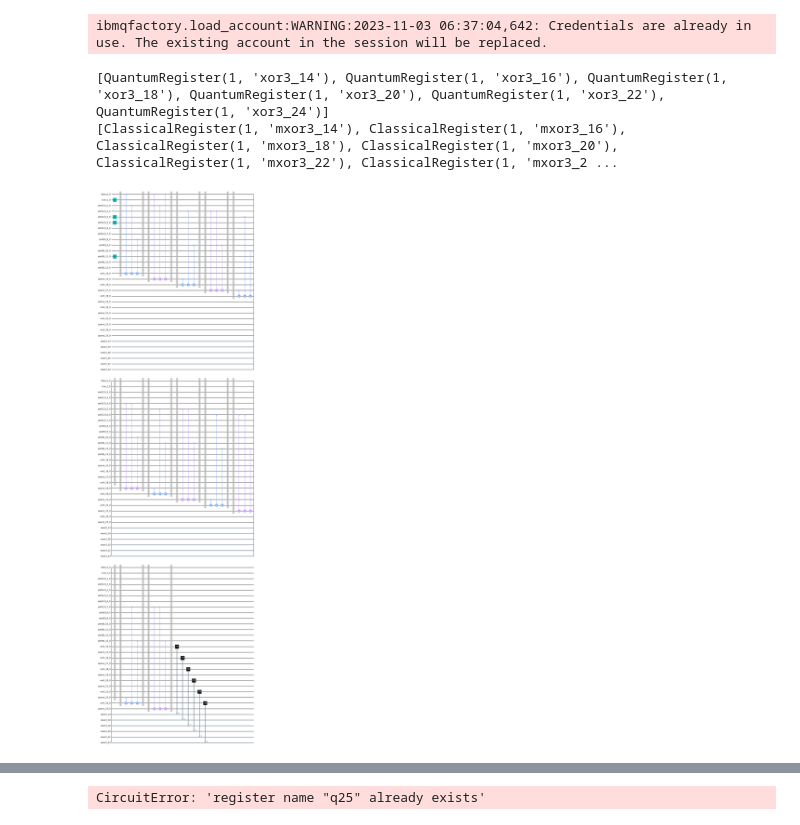
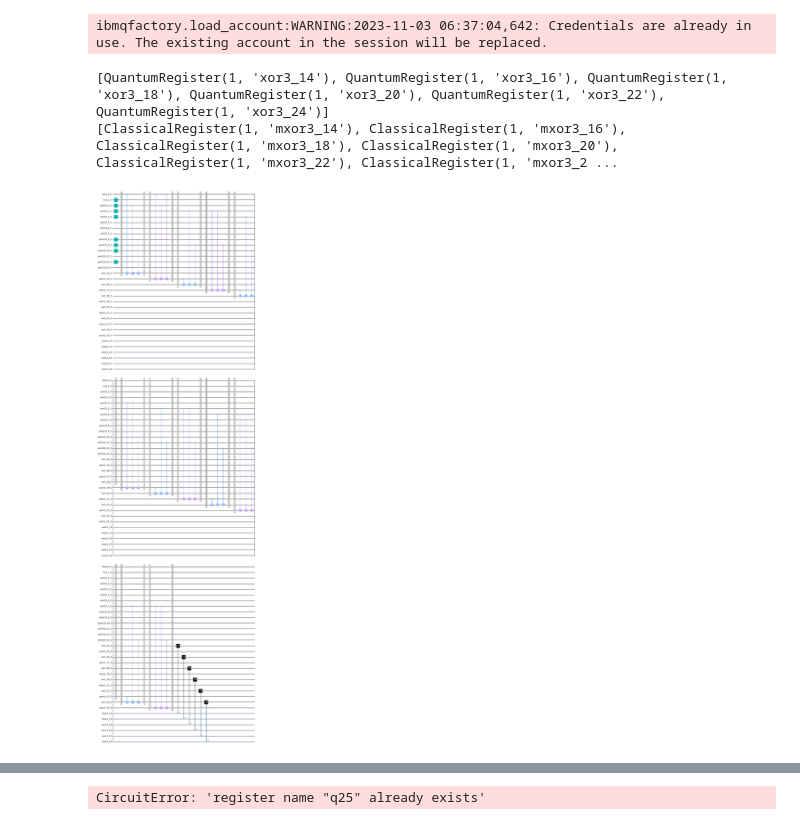
Before and after one commit to ABenoit0226/quantum-place-route, a Jupyter notebook: adder_logic_script.ipynb, the cells around one changed output, grey strips where cells are left out. Drawn from its saved outputs; the diff is of its cells as text; code cells hidden in the pictures.

```diff
--- a/adder_logic_script.ipynb
+++ b/adder_logic_script.ipynb
@@ -187,11 +187,20 @@ class QArith:
 ##
 ##  add the two inputs, returning the result
 ##
+##  NB:  There is an opportunity to save one qubit here
+##     The onebit call always generates both the sum s and the carry out,
+##        received as carry.  The carry is needed in the middle but not for
+##        the very last onebit call
+##     Making onebit aware of this would make the code ugly, I think [ RKC ]
+##     Perhaps better would be to compute the sum and carry separately
+##        and avoid the carry the last time. The onebit method is really just
+##        those two calls, anyway, so this wouldn't be so hard.
+##
     def add(self, val1, val2):
-        ans = []
-        cin = self.qc.falseBit
+        ans   = []
+        carry = self.qc.falseBit
         for i in range(self.width):
-            s, cin = self.onebit(cin, val1[i], val2[i])
+            s, carry = self.onebit(carry, val1[i], val2[i])
             ans.append(s)
         return ans
 
@@ -204,16 +213,16 @@ class QArith:
 # %%
 qc = QC()
 qi = QArith(qc, 6)
-a = qi.qint(12)
-b = qi.qint(8)
+a = qi.qint(7)
+b = qi.qint(23)
 ans = qi.add(a,b)
 print(ans)
 print(qi.measure(ans))
 qc.draw()
 # %% [output]
 [QuantumRegister(1, 'xor3_14'), QuantumRegister(1, 'xor3_16'), QuantumRegister(1, 'xor3_18'), QuantumRegister(1, 'xor3_20'), QuantumRegister(1, 'xor3_22'), QuantumRegister(1, 'xor3_24')]
 [ClassicalRegister(1, 'mxor3_14'), ClassicalRegister(1, 'mxor3_16'), ClassicalRegister(1, 'mxor3_18'), ClassicalRegister(1, 'mxor3_20'), ClassicalRegister(1, 'mxor3_22'), ClassicalRegister(1, 'mxor3_2 ...
-[figure, old version]
+[figure, new version]
 # %%
 qc.em()
 # %% [output]
```
Also changed, not shown: parts of 1 cell of this notebook.
